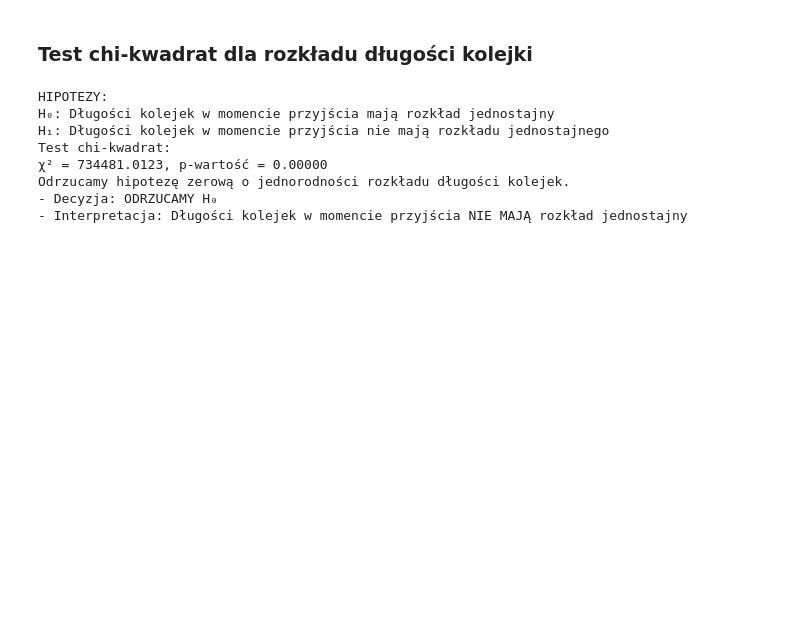
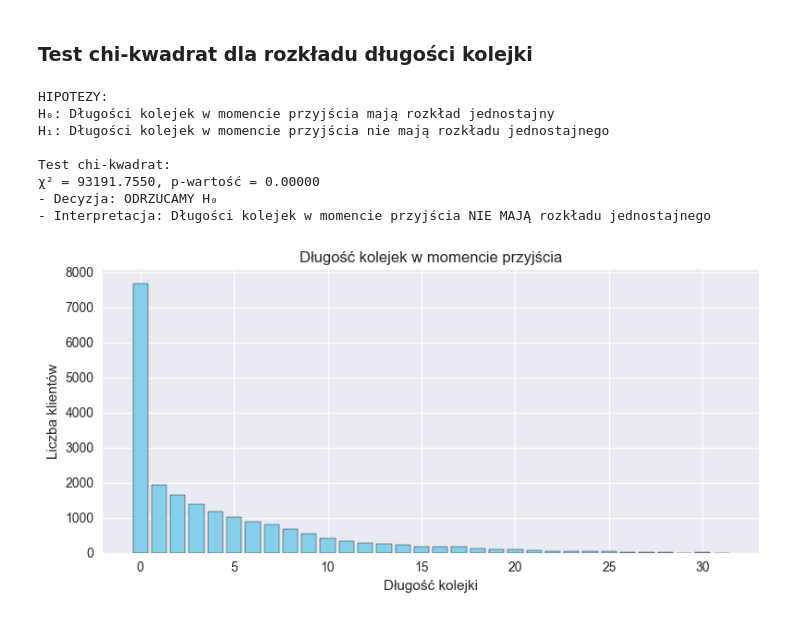
Before and after one commit to galileo680/obsluga-klienta, a Jupyter notebook: wnioskowanie_statystyczne.ipynb, the cells around one changed output. Cells and saved outputs as stored; diff of their text form; code cells hidden in the pictures; blank space fills up the shorter version.

```diff
--- a/wnioskowanie_statystyczne.ipynb
+++ b/wnioskowanie_statystyczne.ipynb
@@ -291,12 +291,8 @@ spodziewane = [len(dlugosc_kolejki) / len(obserwowane)] * len(obserwowane)
 
 
 chi2_stat, chi2_p = chisquare(f_obs=obserwowane, f_exp=spodziewane)
-print("Test chi-kwadrat:")
+print("\nTest chi-kwadrat:")
 print(f"χ² = {chi2_stat:.4f}, p-wartość = {chi2_p:.5f}")
-if chi2_p < 0.05:
-    print("Odrzucamy hipotezę zerową o jednorodności rozkładu długości kolejek.")
-else:
-    print("Brak podstaw do odrzucenia hipotezy zerowej o jednorodności rozkładu długości kolejek.")
 
 print(f"- Decyzja: {'ODRZUCAMY H₀' if chi2_p < 0.05 else 'NIE ODRZUCAMY H₀'}")
 print(f"- Interpretacja: Długości kolejek w momencie przyjścia {'NIE MAJĄ' if chi2_p < 0.05 else 'MAJĄ'} rozkładu jednostajnego")
@@ -304,8 +300,18 @@ print(f"- Interpretacja: Długości kolejek w momencie przyjścia {'NIE MAJĄ' i
 HIPOTEZY:
 H₀: Długości kolejek w momencie przyjścia mają rozkład jednostajny
 H₁: Długości kolejek w momencie przyjścia nie mają rozkładu jednostajnego
+
 Test chi-kwadrat:
-χ² = 734481.0123, p-wartość = 0.00000
-Odrzucamy hipotezę zerową o jednorodności rozkładu długości kolejek.
+χ² = 93191.7550, p-wartość = 0.00000
 - Decyzja: ODRZUCAMY H₀
-- Interpretacja: Długości kolejek w momencie przyjścia NIE MAJĄ rozkład jednostajny
+- Interpretacja: Długości kolejek w momencie przyjścia NIE MAJĄ rozkładu jednostajnego
+# %%
+plt.figure(figsize=(8, 4))
+plt.bar(obserwowane.index, obserwowane.values, color='skyblue', edgecolor='black')
+plt.title("Długość kolejek w momencie przyjścia")
+plt.xlabel("Długość kolejki")
+plt.ylabel("Liczba klientów")
+plt.tight_layout()
+plt.show()
+# %% [output]
+[figure, added]
```
Also changed, not shown: parts of 8 cells of this notebook, 3 other files.
